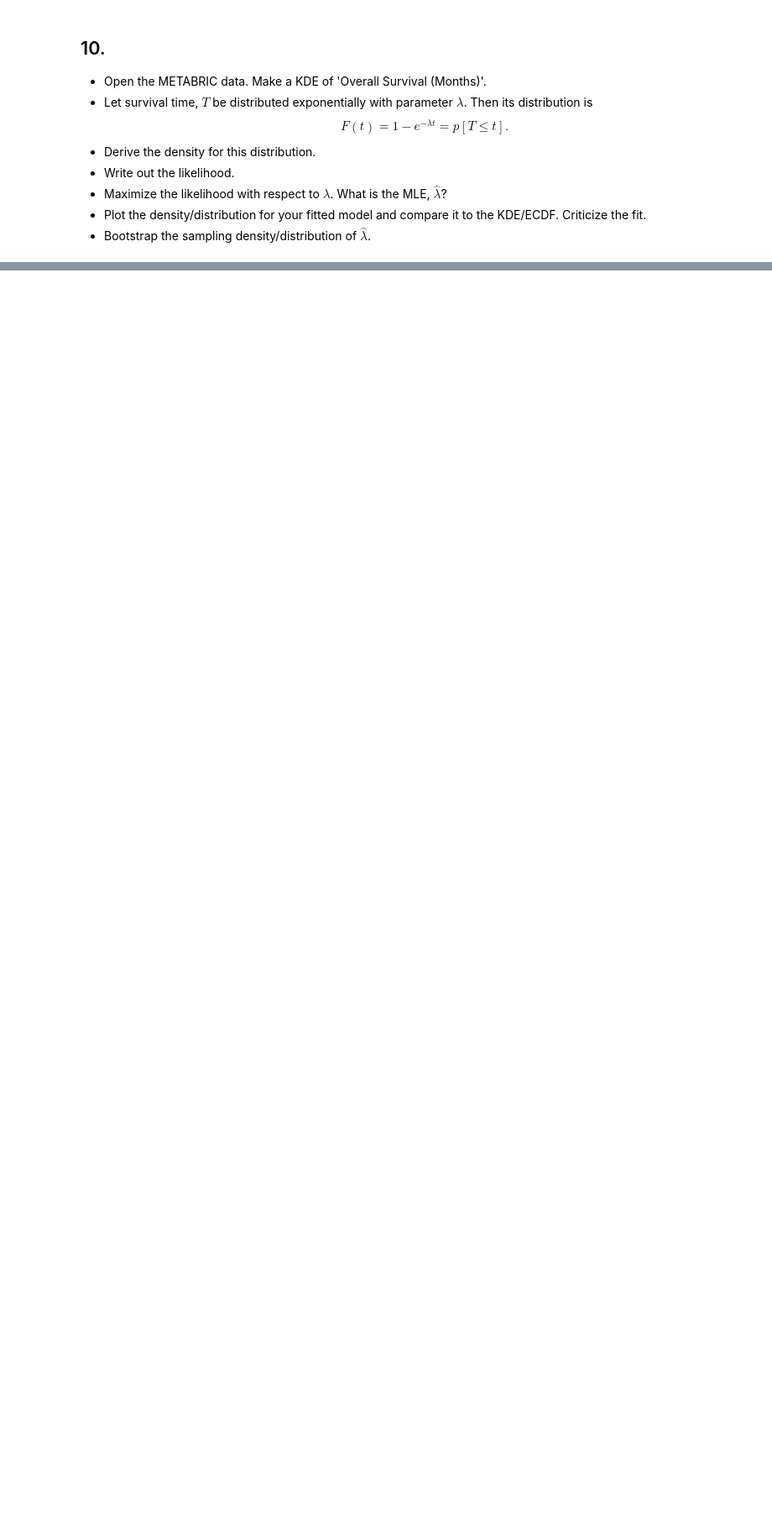
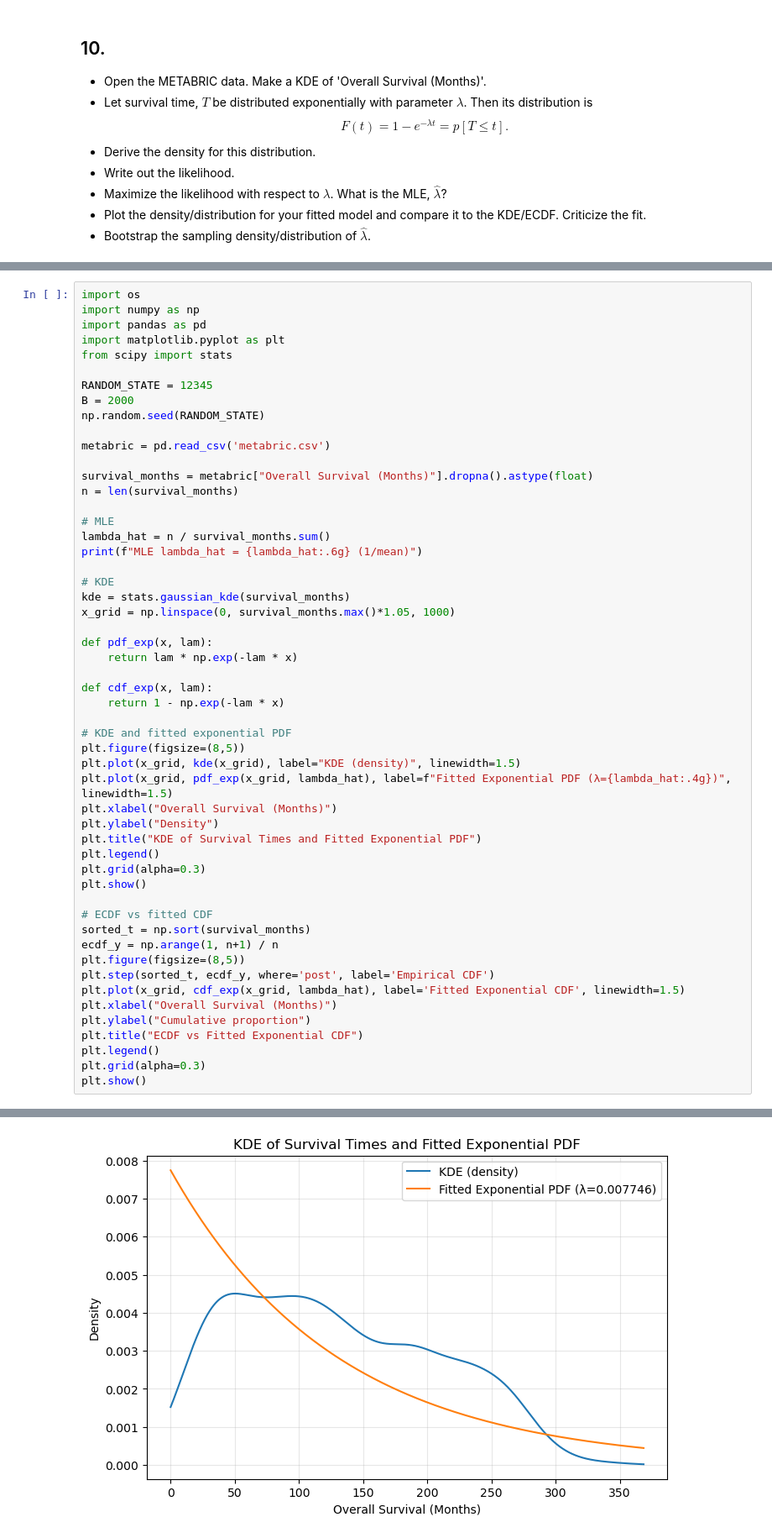
Before and after one commit to steveferenzi/5030, a Jupyter notebook: 5030_assignment_7_Ferenzi.ipynb, the cells around one changed output, grey strips where cells are left out. Shown: that part at 84% size. Drawn from its saved outputs; the diff is of its cells as text; blank space fills up the shorter version.

```diff
--- a/5030_assignment_7_Ferenzi.ipynb
+++ b/5030_assignment_7_Ferenzi.ipynb
@@ -334,0 +410,54 @@ $$
+# %%
+import os
+import numpy as np
+import pandas as pd
+import matplotlib.pyplot as plt
+from scipy import stats
+
+RANDOM_STATE = 12345
+B = 2000
+np.random.seed(RANDOM_STATE)
+
+metabric = pd.read_csv('metabric.csv')
+
+survival_months = metabric["Overall Survival (Months)"].dropna().astype(float)
+n = len(survival_months)
+
+# MLE
+lambda_hat = n / survival_months.sum()
+print(f"MLE lambda_hat = {lambda_hat:.6g} (1/mean)")
+
+# KDE
+kde = stats.gaussian_kde(survival_months)
+x_grid = np.linspace(0, survival_months.max()*1.05, 1000)
+
+def pdf_exp(x, lam):
+    return lam * np.exp(-lam * x)
+
+def cdf_exp(x, lam):
+    return 1 - np.exp(-lam * x)
+
+# KDE and fitted exponential PDF
+plt.figure(figsize=(8,5))
+plt.plot(x_grid, kde(x_grid), label="KDE (density)", linewidth=1.5)
+plt.plot(x_grid, pdf_exp(x_grid, lambda_hat), label=f"Fitted Exponential PDF (λ={lambda_hat:.4g})", linewidth=1.5)
+plt.xlabel("Overall Survival (Months)")
+plt.ylabel("Density")
+plt.title("KDE of Survival Times and Fitted Exponential PDF")
+plt.legend()
+plt.grid(alpha=0.3)
+plt.show()
+
+# ECDF vs fitted CDF
+sorted_t = np.sort(survival_months)
+ecdf_y = np.arange(1, n+1) / n
+plt.figure(figsize=(8,5))
+plt.step(sorted_t, ecdf_y, where='post', label='Empirical CDF')
+plt.plot(x_grid, cdf_exp(x_grid, lambda_hat), label='Fitted Exponential CDF', linewidth=1.5)
+plt.xlabel("Overall Survival (Months)")
+plt.ylabel("Cumulative proportion")
+plt.title("ECDF vs Fitted Exponential CDF")
+plt.legend()
+plt.grid(alpha=0.3)
+plt.show()
+# %% [output]
@@ -334,0 +465 @@ $$
+[figure, added]
```
Also changed, not shown: parts of 17 cells of this notebook.
